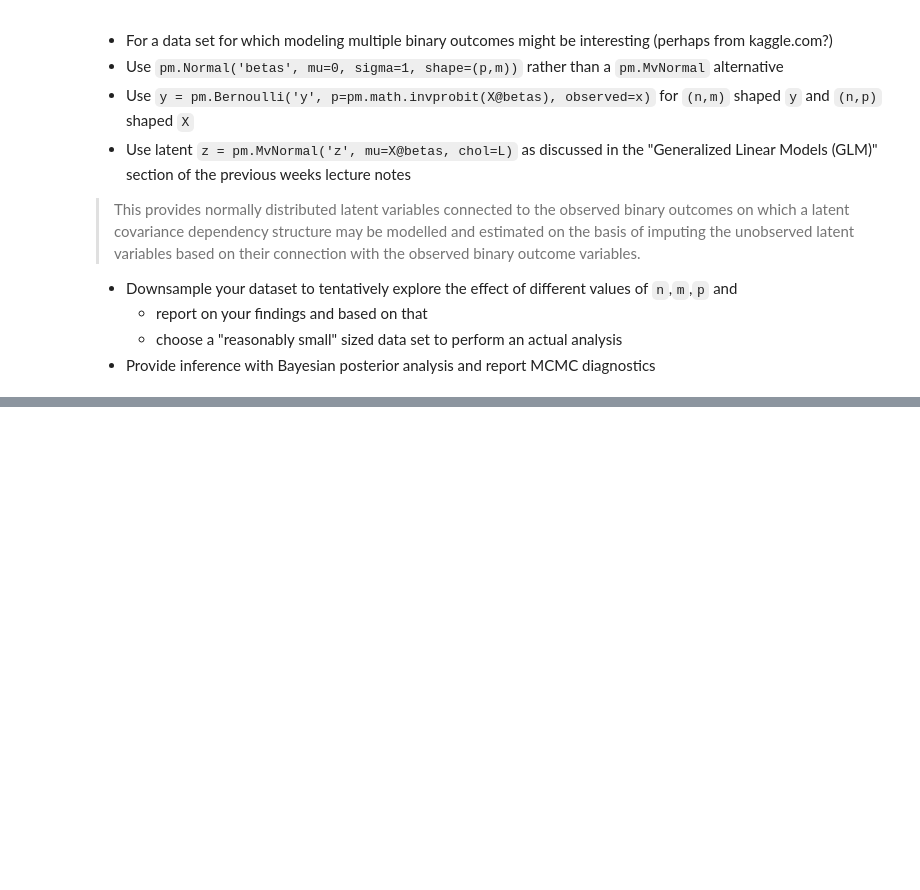
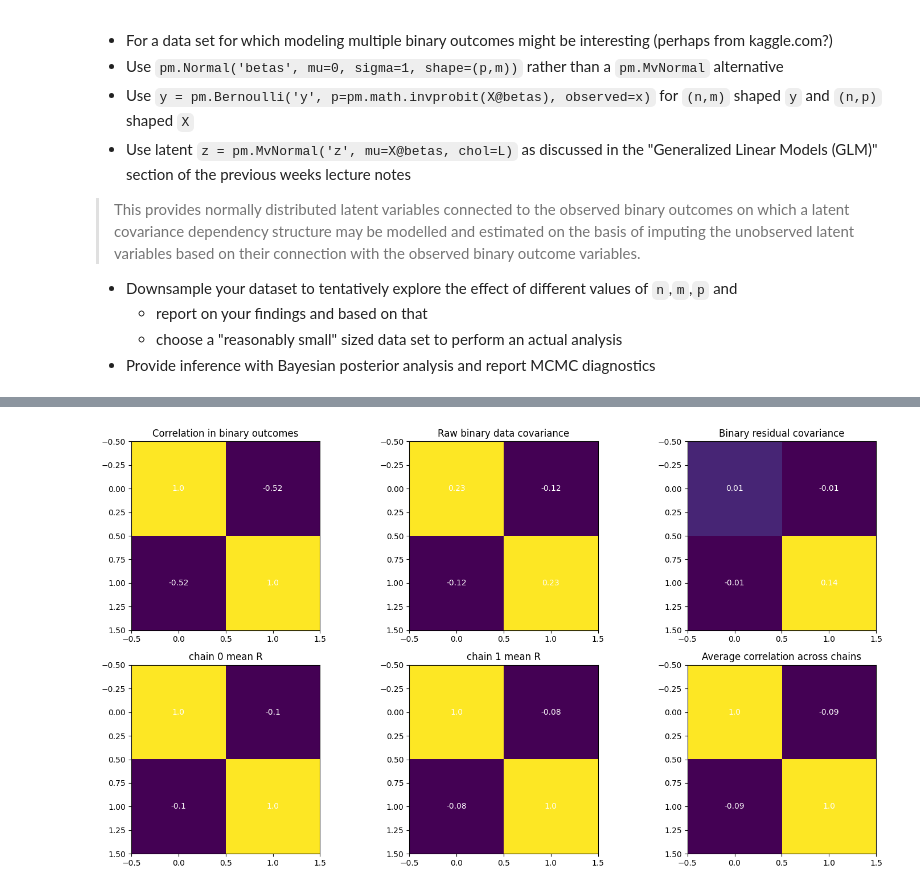
Before and after one commit to aidanmrli/STA365-Bayesian-Statistics-W25, a Jupyter notebook: Bayes_07_More_MVN_and_IW_LKJ.ipynb, the cells around one changed output, grey strips where cells are left out. Drawn from its saved outputs; the diff is of its cells as text; code cells hidden in the pictures; blank space fills up the shorter version.

```diff
--- a/Bayes_07_More_MVN_and_IW_LKJ.ipynb
+++ b/Bayes_07_More_MVN_and_IW_LKJ.ipynb
@@ -510,0 +569,18 @@ az.summary(idata, var_names=['betas', 'R_corr'])
+# %%
+with pm.Model() as GLM:
+    # LKJ prior for correlation matrix
+    L, R, std = pm.LKJCholeskyCov("R", n=m_sample, eta=2.0,
+                                  sd_dist=pm.Exponential.dist(1.0, shape=m_sample),
+                                  compute_corr=True)
+
+    # Regression coefficients
+    betas = pm.Normal('betas', mu=0, sigma=1, shape=(p_sample, m_sample))
+
+    # Latent variables
+    z = pm.MvNormal('z', mu=X_sample@betas, cov=R)
+
+    # Binary outcomes through probit link
+    y = pm.Bernoulli('y', p=pm.math.invprobit(z), observed=y_sample)
+
+    # Sample with 2 chains
+    idata = pm.sample()
@@ -510,0 +592,57 @@ az.summary(idata, var_names=['betas', 'R_corr'])
+# %%
+# Visualize results
+fig, ax = plt.subplots(2, 3, figsize=(15, 8))
+
+# Data correlation
+data_corr = np.corrcoef(y_sample.T)
+ax[0, 0].imshow(data_corr)
+ax[0, 0].set_title("Correlation in binary outcomes")
+for i in range(m_sample):
+    for j in range(m_sample):
+        ax[0, 0].text(i, j, str(round(data_corr[j, i], 2)),
+                      c='w', ha='center', va='center')
+
+# Raw binary data covariance
+binary_cov = np.cov(y_sample.T)
+ax[0, 1].imshow(binary_cov)
+ax[0, 1].set_title("Raw binary data covariance")
+for i in range(m_sample):
+    for j in range(m_sample):
+        ax[0, 1].text(i, j, str(round(binary_cov[j, i], 2)),
+                      c='w', ha='center', va='center')
+
+# Predicted probabilities and residuals
+predicted_probs = pm.math.invprobit(X_sample@np.mean(idata.posterior['betas'].values, axis=(0, 1))).eval()
+residuals = y_sample - predicted_probs
+residual_cov = np.cov(residuals.T)
+
+# Binary residual covariance
+ax[0, 2].imshow(residual_cov)
+ax[0, 2].set_title("Binary residual covariance")
+for i in range(m_sample):
+    for j in range(m_sample):
+        ax[0, 2].text(i, j, str(round(residual_cov[j, i], 2)),
+                      c='w', ha='center', va='center')
+
+# Correlation matrices from each chain
+for chain in range(2):
+    ax[1, chain].imshow(idata.posterior['R_corr'].mean(axis=1)[chain])
+    for i in range(m_sample):
+        for j in range(m_sample):
+            ax[1, chain].text(i, j, str(round(idata.posterior['R_corr'].mean(axis=1)[chain].values[j, i], 2)),
+                              c='w', ha='center', va='center')
+    ax[1, chain].set_title(f"chain {chain} mean R")
+
+# Average correlation across chains
+avg_corr = idata.posterior['R_corr'].mean(axis=(0, 1)).values
+ax[1, 2].imshow(avg_corr)
+ax[1, 2].set_title("Average correlation across chains")
+for i in range(m_sample):
+    for j in range(m_sample):
+        ax[1, 2].text(i, j, str(round(avg_corr[j, i], 2)),
+                      c='w', ha='center', va='center')
+
+plt.tight_layout()
+plt.show()
+# %% [output]
+[figure, added]
```
Also changed, not shown: parts of 22 cells of this notebook.
